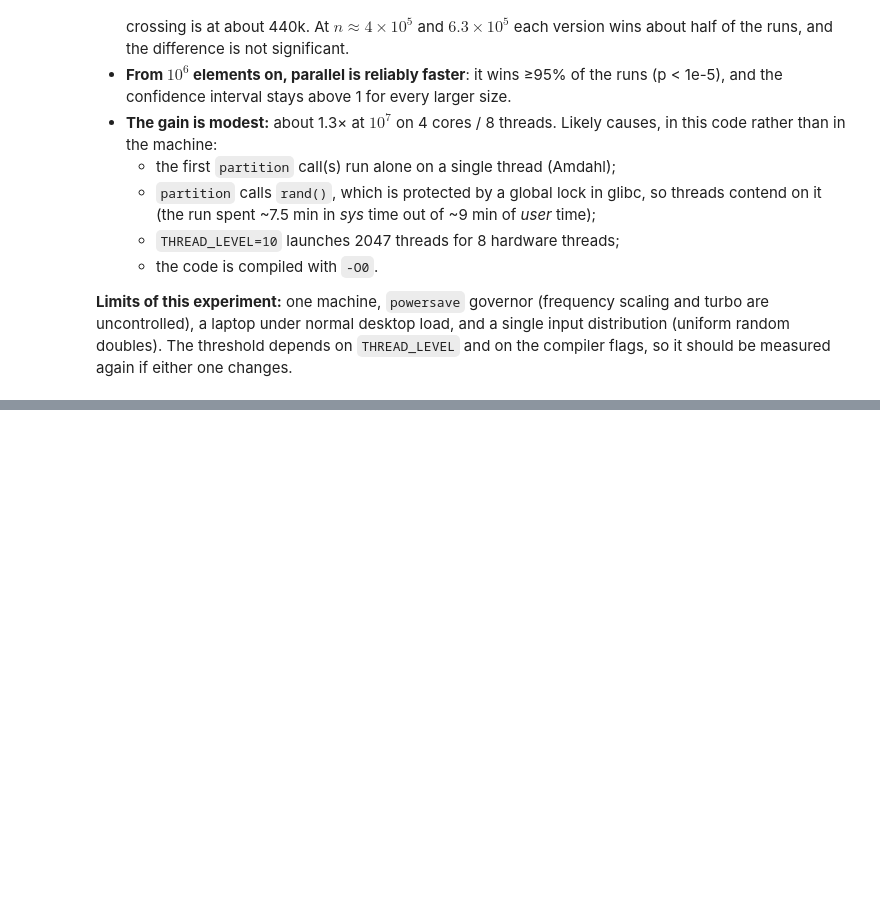
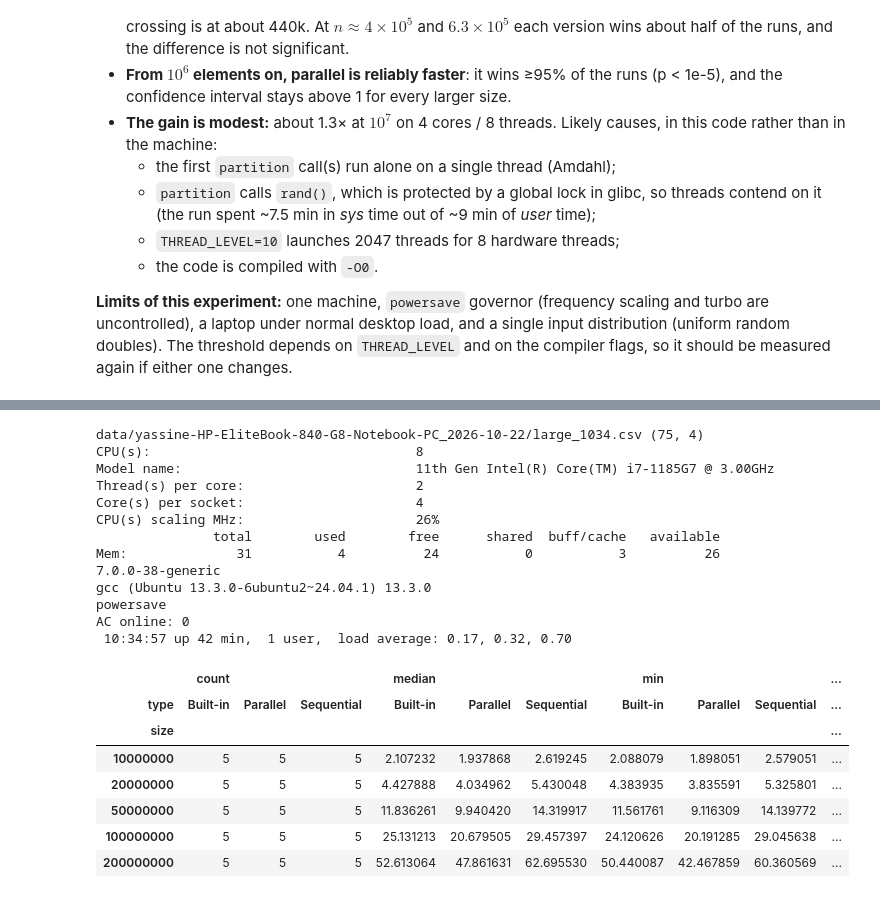
Before and after one commit to rabio10/M2R-ParallelQuicksort, a Jupyter notebook: analysis_yassine.ipynb, the cells around one changed output, grey strips where cells are left out. Saved outputs shown, nothing was run; the diff lists cells and outputs as text; code cells hidden in the pictures; blank space fills up the shorter version.

```diff
--- a/analysis_yassine.ipynb
+++ b/analysis_yassine.ipynb
@@ -158,0 +165,28 @@ Max median speed-up observed: 1.31x at n = 10,000,000
+# %%
+path_l = sorted(glob.glob("data/*/large_*.csv"))[-1]
+dl = pd.read_csv(path_l)
+print(path_l, dl.shape)
+print(open(path_l.rsplit("/", 1)[0] + "/environment.txt").read())
+dl.groupby(["size", "type"]).time.agg(["count", "median", "min", "max"]).unstack("type")
+# %% [output]
+data/yassine-HP-EliteBook-840-G8-Notebook-PC_2026-10-22/large_1034.csv (75, 4)
+CPU(s):                                  8
+Model name:                              11th Gen Intel(R) Core(TM) i7-1185G7 @ 3.00GHz
+Thread(s) per core:                      2
+Core(s) per socket:                      4
+CPU(s) scaling MHz:                      26%
+               total        used        free      shared  buff/cache   available
+Mem:              31           4          24           0           3          26
+7.0.0-38-generic
+gcc (Ubuntu 13.3.0-6ubuntu2~24.04.1) 13.3.0
+powersave
+AC online: 0
+ 10:34:57 up 42 min,  1 user,  load average: 0.17, 0.32, 0.70
+|  | count |  |  | median |  |  | min |  |  | ... |
+| type | Built-in | Parallel | Sequential | Built-in | Parallel | Sequential | Built-in | Parallel | Sequential | ... |
+| size |  |  |  |  |  |  |  |  |  | ... |
+| 10000000 | 5 | 5 | 5 | 2.107232 | 1.937868 | 2.619245 | 2.088079 | 1.898051 | 2.579051 | ... |
+| 20000000 | 5 | 5 | 5 | 4.427888 | 4.034962 | 5.430048 | 4.383935 | 3.835591 | 5.325801 | ... |
+| 50000000 | 5 | 5 | 5 | 11.836261 | 9.940420 | 14.319917 | 11.561761 | 9.116309 | 14.139772 | ... |
+| 100000000 | 5 | 5 | 5 | 25.131213 | 20.679505 | 29.457397 | 24.120626 | 20.191285 | 29.045638 | ... |
+| 200000000 | 5 | 5 | 5 | 52.613064 | 47.861631 | 62.695530 | 50.440087 | 42.467859 | 60.360569 | ... |
```
Also changed, not shown: parts of 7 cells of this notebook, 4 other files.
